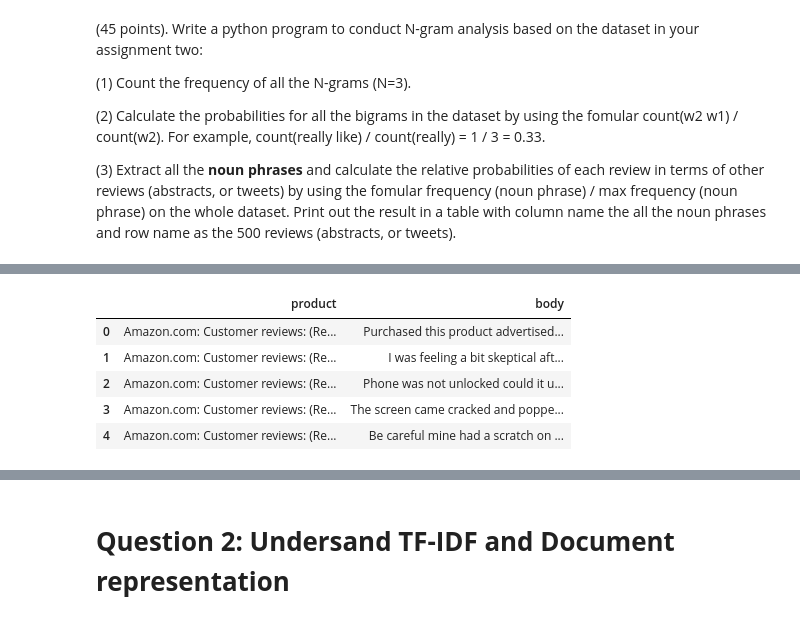
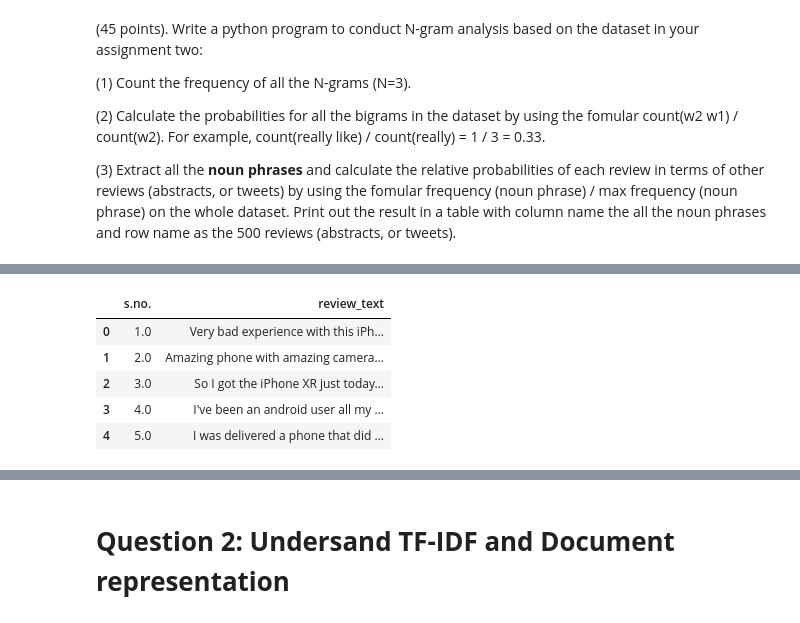
Before and after one commit to shivasrinivasaraopinnamaneni/info5731-fall2021, a Jupyter notebook: INFO5731_Assignment_Three.ipynb, the cells around one changed output, grey strips where cells are left out. Cells and saved outputs as stored; diff of their text form; code cells hidden in the pictures.

```diff
--- a/INFO5731_Assignment_Three.ipynb
+++ b/INFO5731_Assignment_Three.ipynb
@@ -73,12 +17,12 @@ Getting page: 499
 # %%
 import pandas as pd
-df = pd.read_csv("reviews.csv")
+df = pd.read_csv("/content/reviews.csv")
 df.head()
 # %% [output]
-|  | product | body |
-| 0 | Amazon.com: Customer reviews: (Re... | Purchased this product advertised... |
-| 1 | Amazon.com: Customer reviews: (Re... | I was feeling a bit skeptical aft... |
-| 2 | Amazon.com: Customer reviews: (Re... | Phone was not unlocked could it u... |
-| 3 | Amazon.com: Customer reviews: (Re... | The screen came cracked and poppe... |
-| 4 | Amazon.com: Customer reviews: (Re... | Be careful mine had a scratch on ... |
+|  | s.no. | review_text |
+| 0 | 1.0 | Very bad experience with this iPh... |
+| 1 | 2.0 | Amazing phone with amazing camera... |
+| 2 | 3.0 | So I got the iPhone XR just today... |
+| 3 | 4.0 | I've been an android user all my ... |
+| 4 | 5.0 | I was delivered a phone that did ... |
 # %%
```
Also changed, not shown: parts of 11 cells of this notebook.
